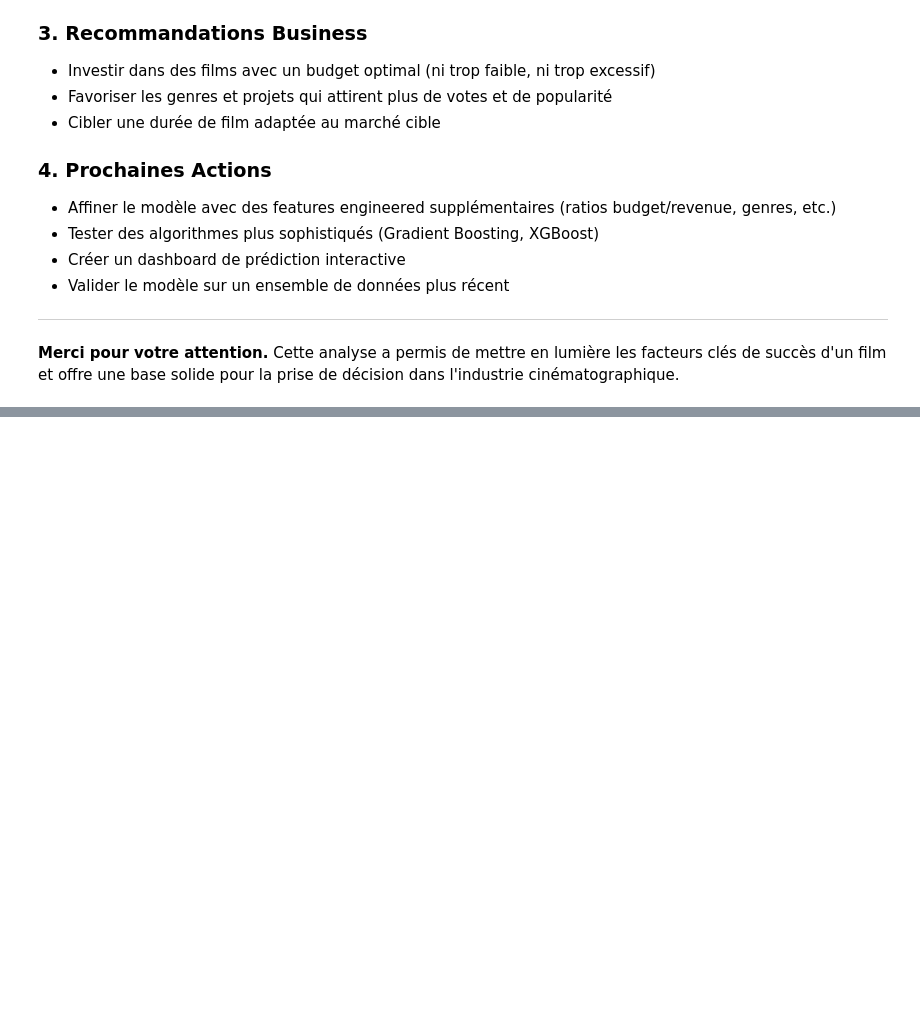
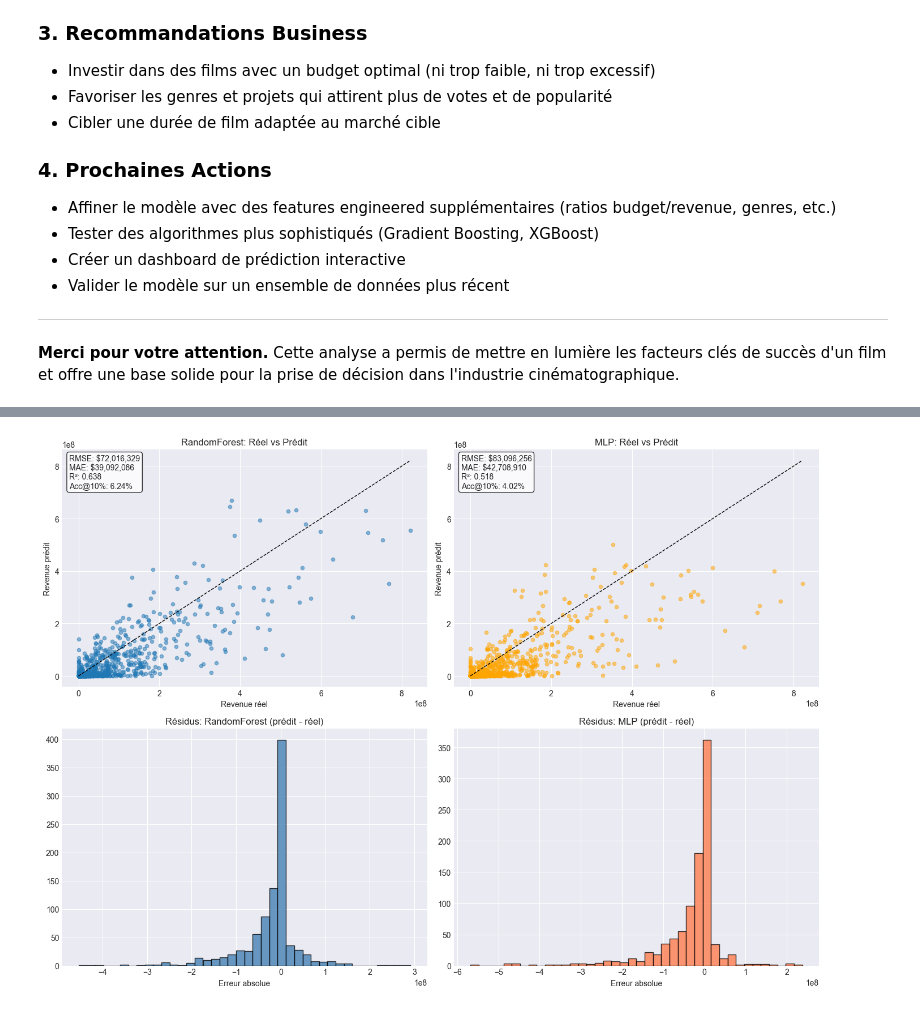
Before and after one commit to MedRahim/tmdb_revenue_predictor, a Jupyter notebook: TMDB_Phase2_Presentation.ipynb, the cells around one changed output, grey strips where cells are left out. Drawn from its saved outputs; the diff is of its cells as text; code cells hidden in the pictures; blank space fills up the shorter version.

```diff
--- a/TMDB_Phase2_Presentation.ipynb
+++ b/TMDB_Phase2_Presentation.ipynb
@@ -412,3 +411,86 @@ Error:
 ---
 
 **Merci pour votre attention.** Cette analyse a permis de mettre en lumière les facteurs clés de succès d'un film et offre une base solide pour la prise de décision dans l'industrie cinématographique.
+# %%
+# Visualisation comparative et calcul d'accuracy (relative tolerance)
+import pandas as _pd
+
+def accuracy_within_tol(y_true, y_pred, tol=0.1):
+    # tol = 0.1 => 10% relatif; évite division par zéro en remplaçant 0 par 1 pour le denom
+    denom = np.where(y_true == 0, 1.0, y_true)
+    rel_err = np.abs((y_true - y_pred) / denom)
+    return (rel_err <= tol).mean()
+
+# S'assurer que y_test_orig et prédictions originales existent
+try:
+    y_test_orig
+except NameError:
+    y_test_orig = np.expm1(y_test)
+
+acc_rf_10 = accuracy_within_tol(y_test_orig, y_pred_rf_orig, 0.10)
+acc_mlp_10 = accuracy_within_tol(y_test_orig, y_pred_mlp_orig, 0.10)
+acc_rf_20 = accuracy_within_tol(y_test_orig, y_pred_rf_orig, 0.20)
+acc_mlp_20 = accuracy_within_tol(y_test_orig, y_pred_mlp_orig, 0.20)
+
+# DataFrame récapitulatif
+metrics_summary = _pd.DataFrame({
+    'Modèle': ['RandomForest', 'MLP'],
+    'RMSE (orig)': [rmse_rf_orig, rmse_mlp_orig],
+    'MAE (orig)': [mae_rf_orig, mae_mlp_orig],
+    'R2 (orig)': [r2_rf_orig, r2_mlp_orig],
+    'Accuracy@10%': [acc_rf_10, acc_mlp_10],
+    'Accuracy@20%': [acc_rf_20, acc_mlp_20]
+})
+
+print('\nRésumé des métriques:')
+print(metrics_summary.to_string(index=False, float_format='{:,.4f}'.format))
+
+# Plots: réel vs prédit et résidus
+fig, axes = plt.subplots(2, 2, figsize=(14, 10))
+
+# RF: réel vs prédit
+ax = axes[0,0]
+ax.scatter(y_test_orig, y_pred_rf_orig, alpha=0.5, s=20)
+mn = min(y_test_orig.min(), y_pred_rf_orig.min())
+mx = max(y_test_orig.max(), y_pred_rf_orig.max())
+ax.plot([mn, mx], [mn, mx], 'k--', linewidth=1)
+ax.set_title('RandomForest: Réel vs Prédit')
+ax.set_xlabel('Revenue réel')
+ax.set_ylabel('Revenue prédit')
+txt = f"RMSE: ${rmse_rf_orig:,.0f}\nMAE: ${mae_rf_orig:,.0f}\nR²: {r2_rf_orig:.3f}\nAcc@10%: {acc_rf_10:.2%}"
+ax.text(0.02, 0.98, txt, transform=ax.transAxes, va='top', bbox=dict(boxstyle='round', facecolor='white', alpha=0.8))
+
+# MLP: réel vs prédit
+ax = axes[0,1]
+ax.scatter(y_test_orig, y_pred_mlp_orig, alpha=0.5, s=20, color='orange')
+ax.plot([mn, mx], [mn, mx], 'k--', linewidth=1)
+ax.set_title('MLP: Réel vs Prédit')
+ax.set_xlabel('Revenue réel')
+ax.set_ylabel('Revenue prédit')
+txt = f"RMSE: ${rmse_mlp_orig:,.0f}\nMAE: ${mae_mlp_orig:,.0f}\nR²: {r2_mlp_orig:.3f}\nAcc@10%: {acc_mlp_10:.2%}"
+ax.text(0.02, 0.98, txt, transform=ax.transAxes, va='top', bbox=dict(boxstyle='round', facecolor='white', alpha=0.8))
+
+# Residuals RF
+ax = axes[1,0]
+res_rf = y_pred_rf_orig - y_test_orig
+ax.hist(res_rf, bins=40, color='steelblue', edgecolor='black', alpha=0.8)
+ax.set_title('Résidus: RandomForest (prédit - réel)')
+ax.set_xlabel('Erreur absolue')
+
+# Residuals MLP
+ax = axes[1,1]
+res_mlp = y_pred_mlp_orig - y_test_orig
+ax.hist(res_mlp, bins=40, color='coral', edgecolor='black', alpha=0.8)
+ax.set_title('Résidus: MLP (prédit - réel)')
+ax.set_xlabel('Erreur absolue')
+
+plt.tight_layout()
+plt.show()
+
+# Afficher un petit tableau trié par erreur absolue moyenne si souhaité
+err_df = _pd.DataFrame({'y_true': y_test_orig, 'rf_pred': y_pred_rf_orig, 'mlp_pred': y_pred_mlp_orig})
+err_df['abs_err_rf'] = (err_df['rf_pred'] - err_df['y_true']).abs()
+err_df['abs_err_mlp'] = (err_df['mlp_pred'] - err_df['y_true']).abs()
+print('\nTop 5 erreurs absolues (RandomForest vs MLP):')
+print(err_df.sort_values('abs_err_rf', ascending=False).head(5)[['y_true','rf_pred','abs_err_rf','mlp_pred','abs_err_mlp']].to_string(index=False, float_format='{:,.0f}'.format))
+# %% [output]
@@ -414,0 +501 @@ Error:
+[figure, added]
```
Also changed, not shown: parts of 4 cells of this notebook.
